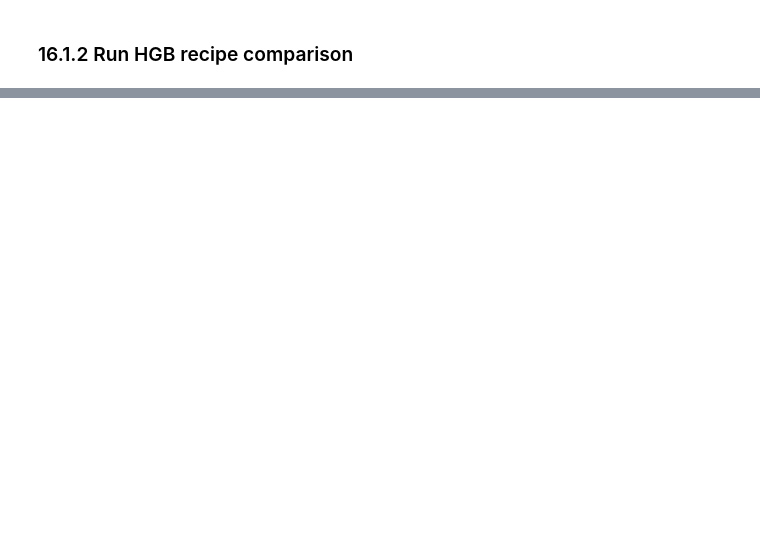
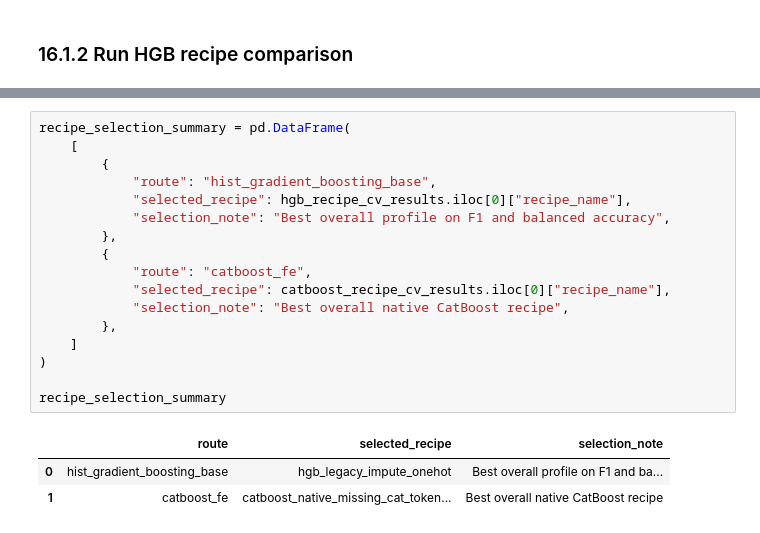
Before and after one commit to AndresAlmozara/morpheus-sleep-health-ml, a Jupyter notebook: notebooks/03_feature_engineering.ipynb, the cells around one changed output, grey strips where cells are left out. Cells and saved outputs as stored; diff of their text form; blank space fills up the shorter version.

Commit message:
Complete model refinement and finalize CatBoost selection

```diff
--- a/notebooks/03_feature_engineering.ipynb
+++ b/notebooks/03_feature_engineering.ipynb
@@ -1999,0 +2427,21 @@ This work will be carried out in the next notebook: `04_model_refinement.ipynb`.
+# %%
+recipe_selection_summary = pd.DataFrame(
+    [
+        {
+            "route": "hist_gradient_boosting_base",
+            "selected_recipe": hgb_recipe_cv_results.iloc[0]["recipe_name"],
+            "selection_note": "Best overall profile on F1 and balanced accuracy",
+        },
+        {
+            "route": "catboost_fe",
+            "selected_recipe": catboost_recipe_cv_results.iloc[0]["recipe_name"],
+            "selection_note": "Best overall native CatBoost recipe",
+        },
+    ]
+)
+
+recipe_selection_summary
+# %% [output]
+|  | route | selected_recipe | selection_note |
+| 0 | hist_gradient_boosting_base | hgb_legacy_impute_onehot | Best overall profile on F1 and ba... |
+| 1 | catboost_fe | catboost_native_missing_cat_token... | Best overall native CatBoost recipe |
```
Also changed, not shown: parts of 29 cells of this notebook, 15 other files.
